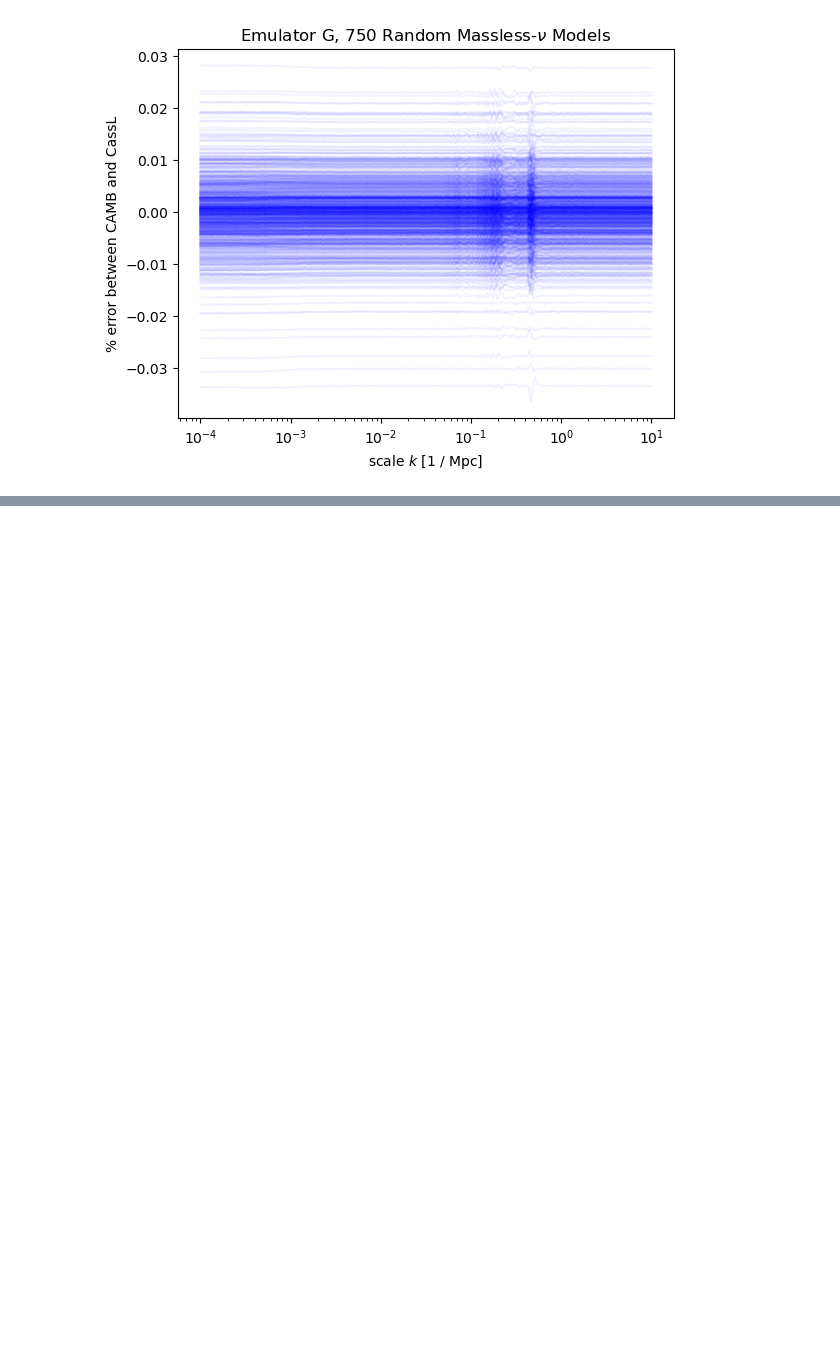
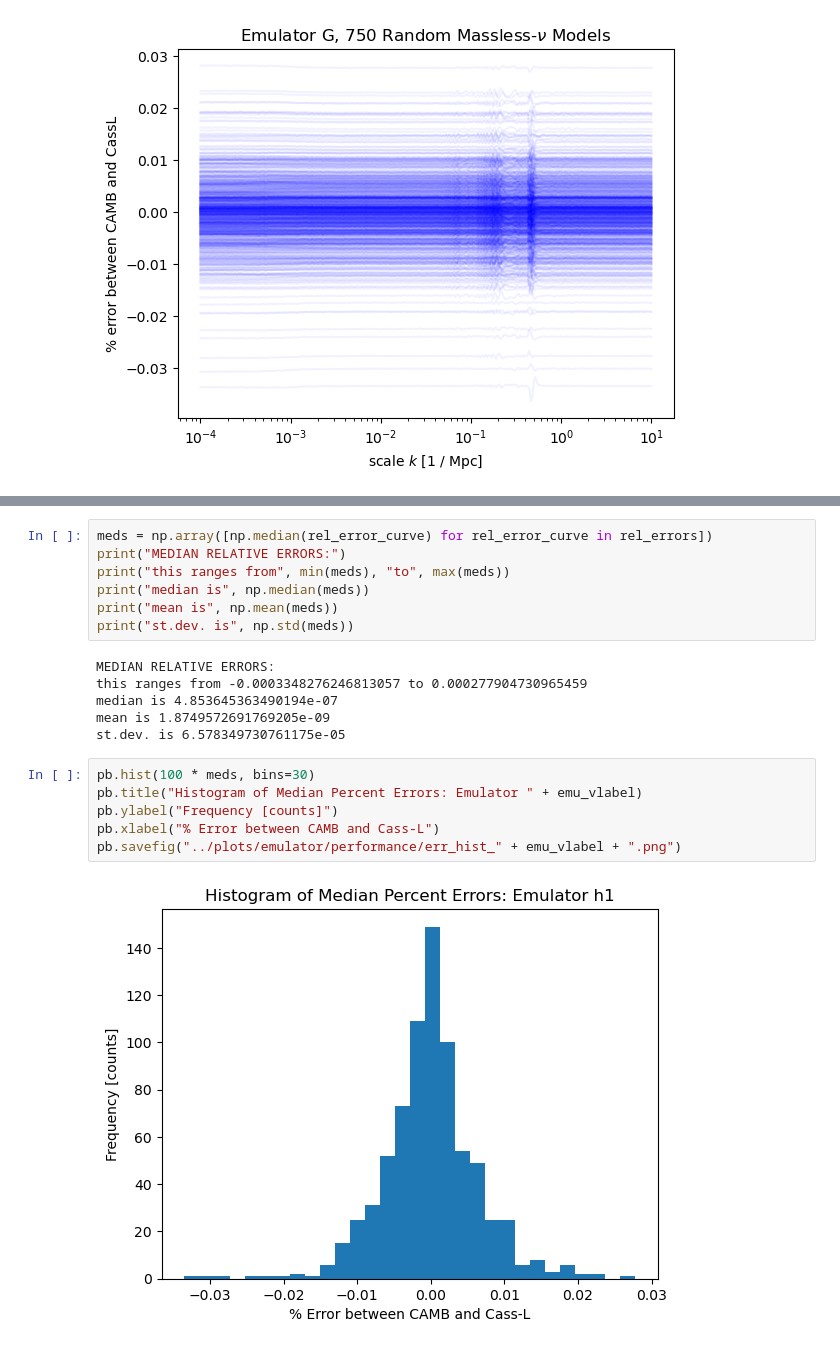
Before and after one commit to 3276908917/Master, a Jupyter notebook: CAMB_notebooks/emulator/h_massless_errors.ipynb, the cells around one changed output, grey strips where cells are left out. Drawn from its saved outputs; the diff is of its cells as text; blank space fills up the shorter version.

```diff
--- a/CAMB_notebooks/emulator/h_massless_errors.ipynb
+++ b/CAMB_notebooks/emulator/h_massless_errors.ipynb
@@ -90,0 +125,21 @@ for i in range(len(rel_errors)):
+# %%
+meds = np.array([np.median(rel_error_curve) for rel_error_curve in rel_errors])
+print("MEDIAN RELATIVE ERRORS:")
+print("this ranges from", min(meds), "to", max(meds))
+print("median is", np.median(meds))
+print("mean is", np.mean(meds))
+print("st.dev. is", np.std(meds))
+# %% [output]
+MEDIAN RELATIVE ERRORS:
+this ranges from -0.0003348276246813057 to 0.000277904730965459
+median is 4.853645363490194e-07
+mean is 1.8749572691769205e-09
+st.dev. is 6.578349730761175e-05
+# %%
+pb.hist(100 * meds, bins=30)
+pb.title("Histogram of Median Percent Errors: Emulator " + emu_vlabel)
+pb.ylabel("Frequency [counts]")
+pb.xlabel("% Error between CAMB and Cass-L")
+pb.savefig("../plots/emulator/performance/err_hist_" + emu_vlabel + ".png")
+# %% [output]
+[figure, added]
```
Also changed, not shown: parts of 6 cells of this notebook, 2 other files.
